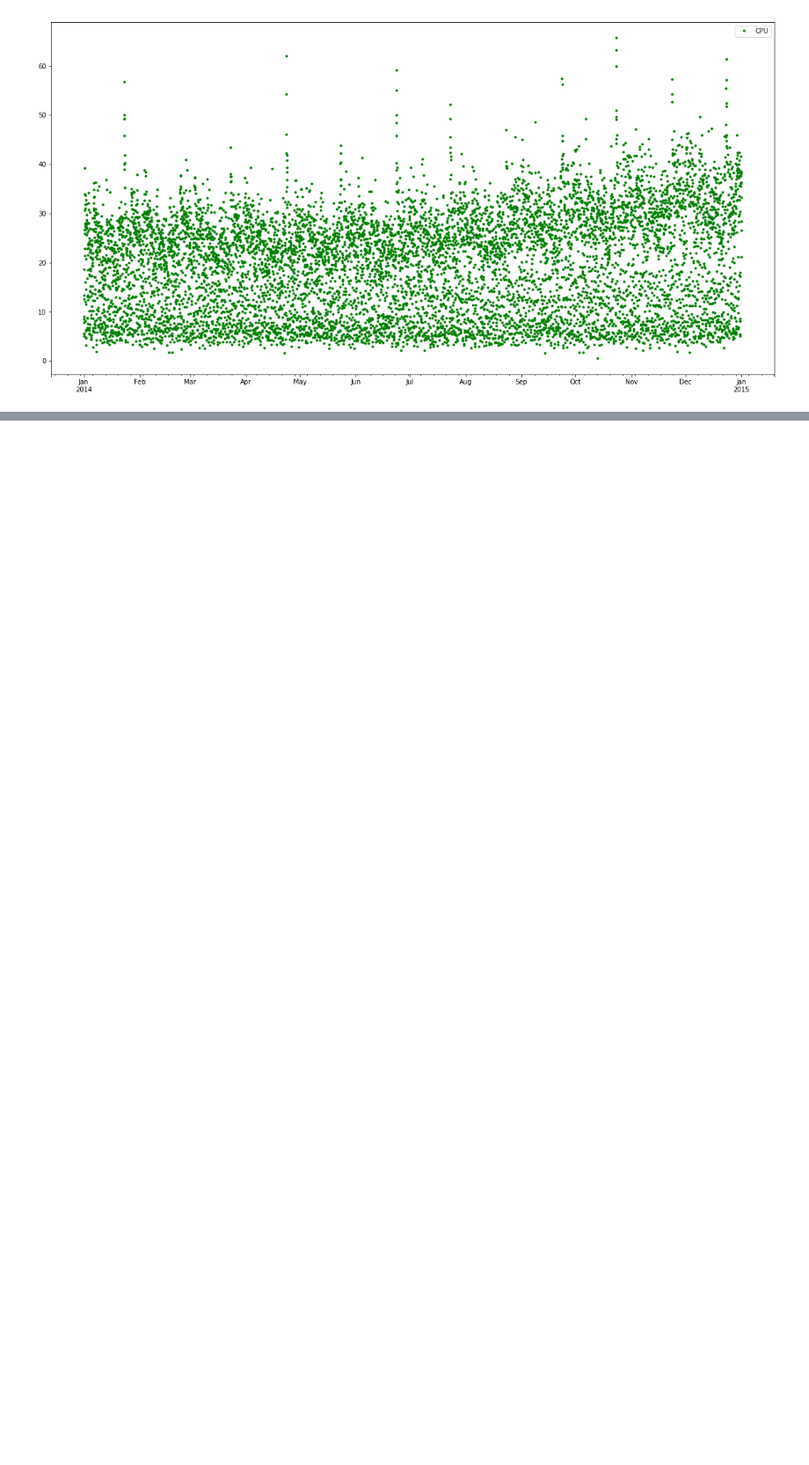
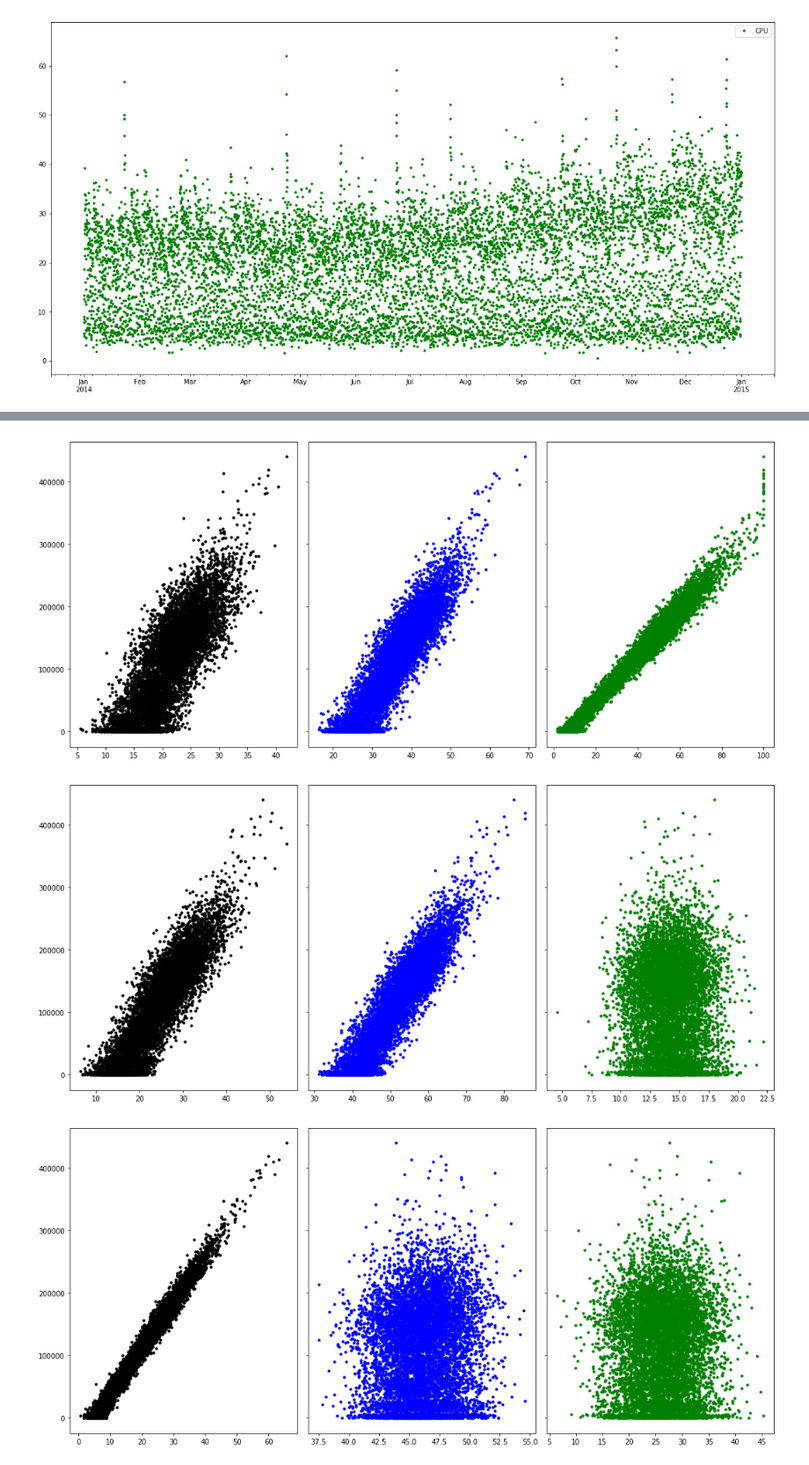
Before and after one commit to nerdiejack/capacity_management, a Jupyter notebook: notebooks/MyWebShop.ipynb, the cells around one changed output, grey strips where cells are left out. Shown at 88% size. Saved outputs shown, nothing was run; the diff lists cells and outputs as text; code cells hidden in the pictures; blank space fills up the shorter version.

```diff
--- a/notebooks/MyWebShop.ipynb
+++ b/notebooks/MyWebShop.ipynb
@@ -94,0 +114,7 @@ for i in range(0, len(datasets)):
+# %%
+# Again we use the datasets list created earlier to minimize the lines of code.
+for i in range(0, len(datasets)):
+    datasets[i]['DoW'] = datasets[i]['DT'].dt.weekday_name
+    datasets[i]['DoM'] = datasets[i]['DT'].dt.day
+    datasets[i]['MoY'] = datasets[i]['DT'].dt.strftime('%b')
+print(df_database.head(5))
@@ -94,0 +146,15 @@ for i in range(0, len(datasets)):
+# %%
+# Plot systems utilization in relation to the visits per hour
+utilizations = ["CPU", "MEM", "IO"]
+for i in range(0, len(datasets)):
+    fig, ax = plt.subplots(1, 3, figsize=(18,8), sharey=True)
+    fig.subplots_adjust(hspace=0.0, wspace=0.05)
+    for j in range(0, len(utilizations)):
+        vph = datasets[i]['VPH']
+        feature = datasets[i][utilizations[j]]
+        color=colors[j]
+        ax[j].scatter(feature, vph, s=10, color=color)
+# %% [output]
+[figure, added]
+[figure, added]
+[figure, added]
```
Also changed, not shown: parts of 8 cells of this notebook, 1 other file.
